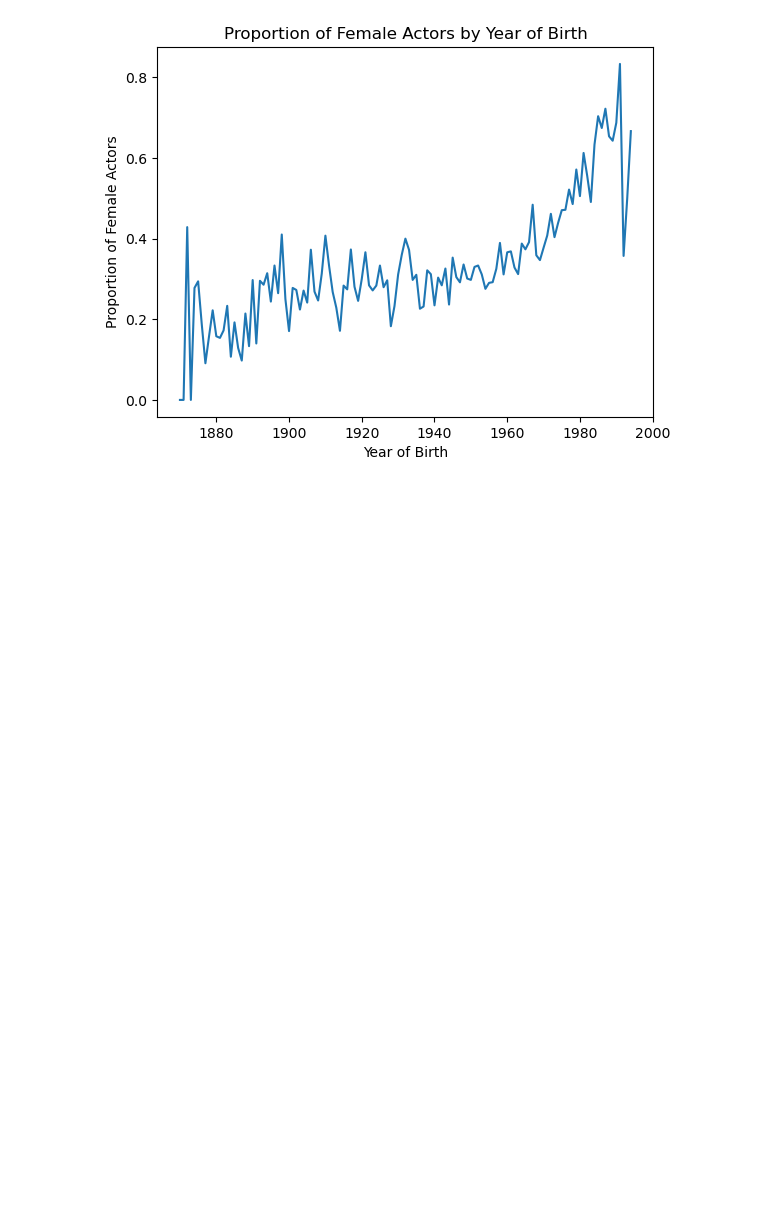
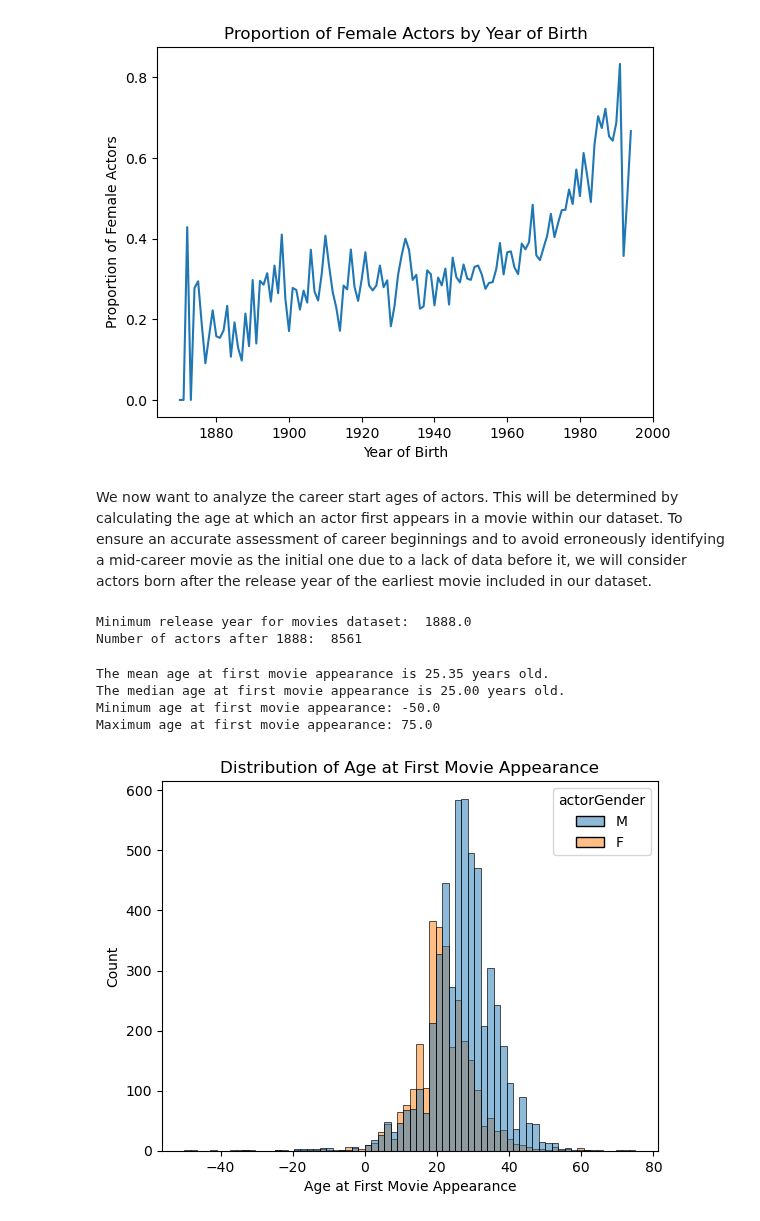
Before and after one commit to epfl-ada/ada-2023-project-lovelace, a Jupyter notebook: Code/project_milestone_2.ipynb, the cells around one changed output. Drawn from its saved outputs; the diff is of its cells as text; code cells hidden in the pictures; blank space fills up the shorter version.

```diff
--- a/Code/project_milestone_2.ipynb
+++ b/Code/project_milestone_2.ipynb
@@ -781,3 +784,44 @@ plt.title('Proportion of Female Actors by Year of Birth')
 plt.show()
 # %% [output]
 [figure]
+# %% [markdown]
+We now want to analyze the career start ages of actors. This will be determined by calculating the age at which an actor first appears in a movie within our dataset. To ensure an accurate assessment of career beginnings and to avoid erroneously identifying a mid-career movie as the initial one due to a lack of data before it, we will consider actors born after the release year of the earliest movie included in our dataset.
+# %%
+print('Minimum release year for movies dataset: ', movies_load['releaseYear'].min())
+actors_after_1888 = actors_load[actors_load['yearOfBirth'] > 1888]
+print('Number of actors after 1888: ', actors_after_1888.shape[0])
+# %% [output]
+Minimum release year for movies dataset:  1888.0
+Number of actors after 1888:  8561
+# %%
+# Define a function to extract the minimum age from the ageAtMovieRelease dictionary
+def get_min_age(x):
+    if isinstance(x, dict):
+        return min(x.values())
+    else:
+        return np.nan
+
+# Apply the function to the ageAtMovieRelease column
+actors_after_1888['ageAtFirstMovie'] = actors_after_1888['ageAtMovieRelease'].apply(get_min_age)
+# %%
+# Statistics on age at first movie appearance
+mean_age = actors_after_1888['ageAtFirstMovie'].mean()
+median_age = actors_after_1888['ageAtFirstMovie'].median()
+
+print(f"The mean age at first movie appearance is {mean_age:.2f} years old.")
+print(f"The median age at first movie appearance is {median_age:.2f} years old.")
+print("Minimum age at first movie appearance:", actors_after_1888['ageAtFirstMovie'].min())
+print("Maximum age at first movie appearance:", actors_after_1888['ageAtFirstMovie'].max())
+
+# Plot histogram of age at first movie appearance
+sns.histplot(data=actors_after_1888, x='ageAtFirstMovie', bins=70, hue = 'actorGender')
+plt.title("Distribution of Age at First Movie Appearance")
+plt.xlabel("Age at First Movie Appearance")
+plt.ylabel("Count")
+plt.show()
+# %% [output]
+The mean age at first movie appearance is 25.35 years old.
+The median age at first movie appearance is 25.00 years old.
+Minimum age at first movie appearance: -50.0
+Maximum age at first movie appearance: 75.0
+[figure, added]
```
Also changed, not shown: parts of 7 cells of this notebook.
